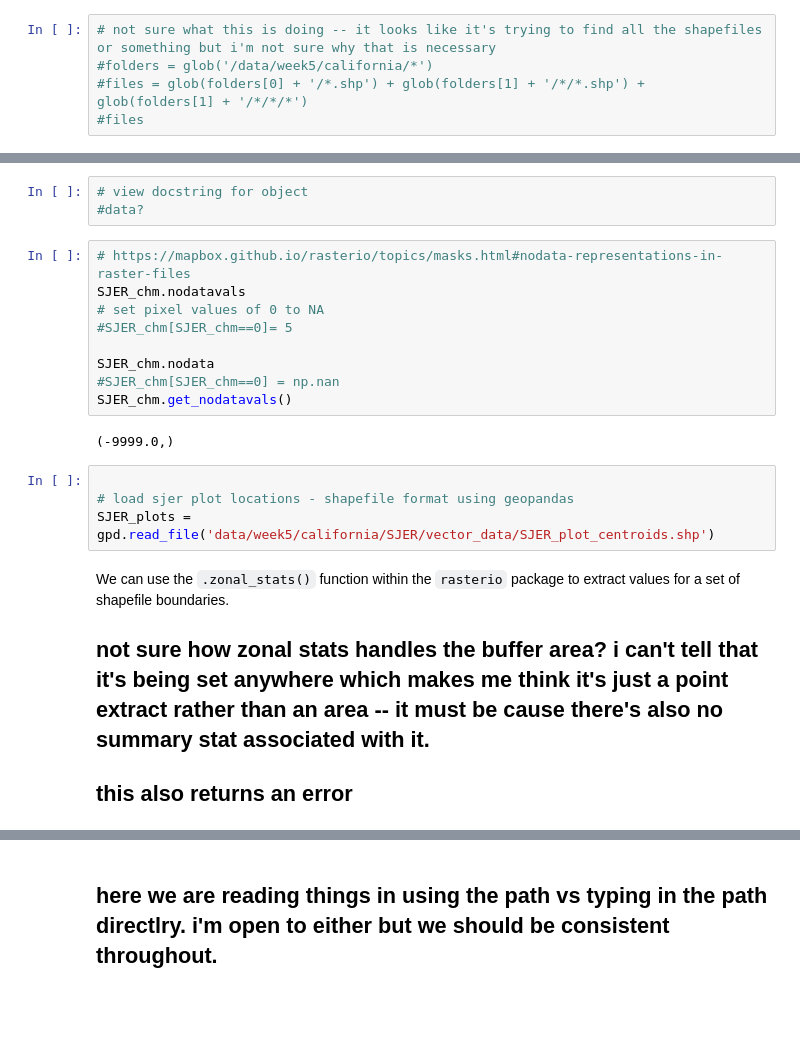
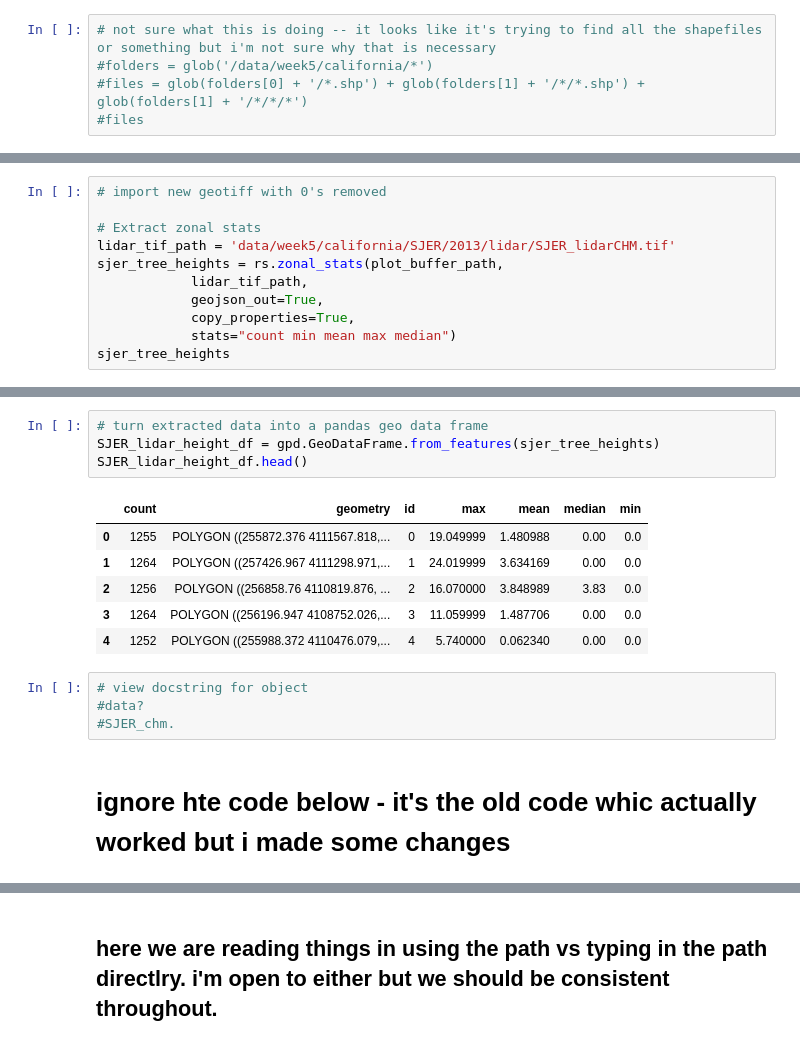
Before and after one commit to choldgraf/earth-analytics-python_OLD, a Jupyter notebook: notebooks/final-notebooks/week-5/in-class/2016-12-06-spatial05-understand-uncertainty.ipynb, the cells around one changed output, grey strips where cells are left out. Cells and saved outputs as stored; diff of their text form; blank space fills up the shorter version.

Commit message:
more week 5 edits

```diff
--- a/notebooks/final-notebooks/week-5/in-class/2016-12-06-spatial05-understand-uncertainty.ipynb
+++ b/notebooks/final-notebooks/week-5/in-class/2016-12-06-spatial05-understand-uncertainty.ipynb
@@ -236,0 +328,11 @@ data[data==0] = np.nan
+# %%
+# import new geotiff with 0's removed
+
+# Extract zonal stats
+lidar_tif_path = 'data/week5/california/SJER/2013/lidar/SJER_lidarCHM.tif'
+sjer_tree_heights = rs.zonal_stats(plot_buffer_path,
+            lidar_tif_path,
+            geojson_out=True,
+            copy_properties=True,
+            stats="count min mean max median")
+sjer_tree_heights
@@ -237,23 +357,18 @@ data[data==0] = np.nan
+# %%
+# turn extracted data into a pandas geo data frame
+SJER_lidar_height_df = gpd.GeoDataFrame.from_features(sjer_tree_heights)
+SJER_lidar_height_df.head()
+# %% [output]
+|  | count | geometry | id | max | mean | median | min |
+| 0 | 1255 | POLYGON ((255872.376 4111567.818,... | 0 | 19.049999 | 1.480988 | 0.00 | 0.0 |
+| 1 | 1264 | POLYGON ((257426.967 4111298.971,... | 1 | 24.019999 | 3.634169 | 0.00 | 0.0 |
+| 2 | 1256 | POLYGON ((256858.76 4110819.876, ... | 2 | 16.070000 | 3.848989 | 3.83 | 0.0 |
+| 3 | 1264 | POLYGON ((256196.947 4108752.026,... | 3 | 11.059999 | 1.487706 | 0.00 | 0.0 |
+| 4 | 1252 | POLYGON ((255988.372 4110476.079,... | 4 | 5.740000 | 0.062340 | 0.00 | 0.0 |
 # %%
 # view docstring for object
 #data?
+#SJER_chm.
-# %%
-# https://mapbox.github.io/rasterio/topics/masks.html#nodata-representations-in-raster-files
-SJER_chm.nodatavals
-# set pixel values of 0 to NA
-#SJER_chm[SJER_chm==0]= 5
-
-SJER_chm.nodata
-#SJER_chm[SJER_chm==0] = np.nan
-SJER_chm.get_nodatavals()
-# %% [output]
-(-9999.0,)
-# %%
-
-# load sjer plot locations - shapefile format using geopandas
-SJER_plots = gpd.read_file('data/week5/california/SJER/vector_data/SJER_plot_centroids.shp')
-# %% [markdown]
-We can use the `.zonal_stats()` function within the `rasterio` package to extract values for a set of shapefile boundaries.
-## not sure how zonal stats handles the buffer area? i can't tell that it's being set anywhere which makes me think it's just a point extract rather than an area -- it must be cause there's also no summary stat associated with it.
-## this also returns an error
+# %% [markdown]
+# ignore hte code below - it's the old code whic actually worked but i made some changes
 # %% [markdown]
```
Also changed, not shown: parts of 21 cells of this notebook.
